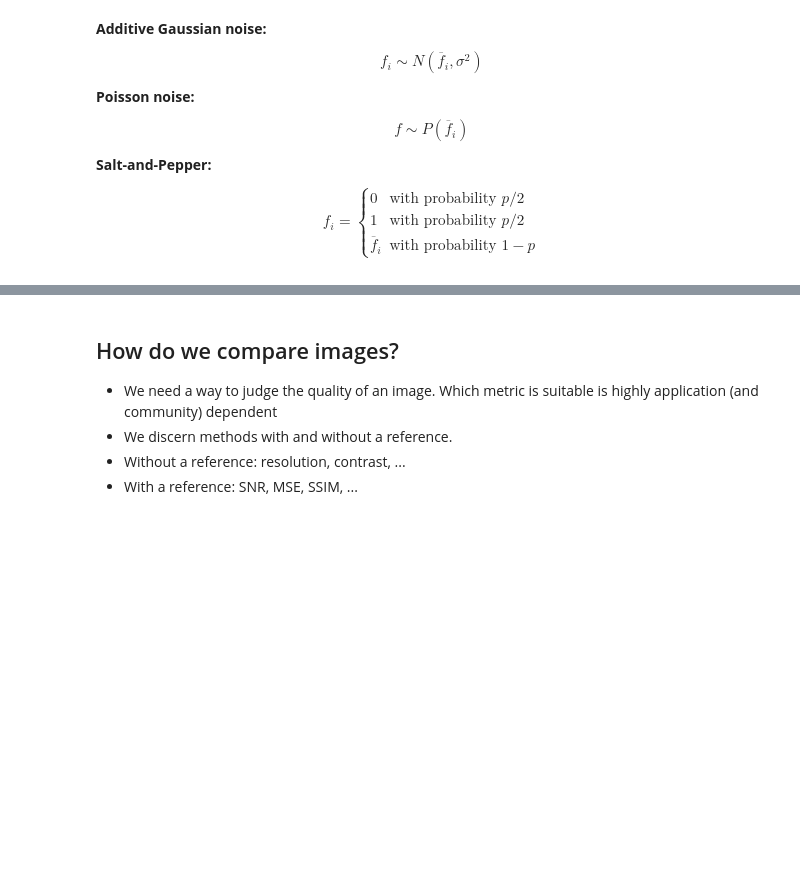
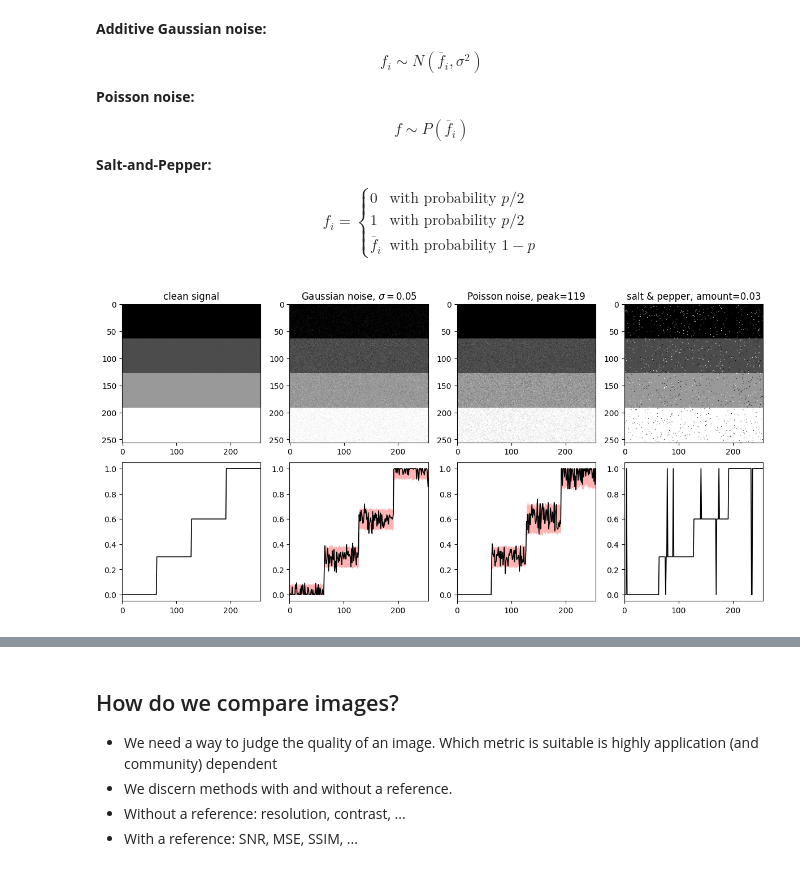
Before and after one commit to cicwi/denoising-tutorial, a Jupyter notebook: presentation-tristan/Presentation.ipynb, the cells around one changed output, grey strips where cells are left out. Saved outputs shown, nothing was run; the diff lists cells and outputs as text; code cells hidden in the pictures; blank space fills up the shorter version.

```diff
--- a/presentation-tristan/Presentation.ipynb
+++ b/presentation-tristan/Presentation.ipynb
@@ -109,38 +109,54 @@ counts = rng.poisson(peak_counts * u)
 u_poisson = counts / peak_counts
 u_poisson = np.clip(u_poisson, 0, 1)
 
 # 3. Salt-and-pepper noise
 amount = 0.03
-u_sp = random_noise(u, mode="s&p", amount=amount, rng=42)
+u_sp = random_noise(u, mode="s&p", amount=amount, rng=4)
 
 
 fig, axes = plt.subplots(2, 4, figsize=(12, 6))
 
 signals = [u, u_gauss, u_poisson, u_sp]
 titles = [
     "clean signal",
     f"Gaussian noise, $\\sigma={sigma}$",
     f"Poisson noise, peak={peak_counts}",
     f"salt & pepper, amount={amount}",
 ]
 
 # for ax, sig, title in zip(axes.flat, signals, titles):
 #     ax.plot(sig, linewidth=0.8)
 #     ax.set_title(title)
 #     ax.set_xlim(0, n)
 #     ax.set_ylim(-0.05, 1.05)
 #     ax.grid(True, alpha=0.3)
 
 for i in range(len(signals)):
-    axes[0,i].imshow(signals[i],cmap='grey')
+    axes[0,i].imshow(signals[i], cmap='grey')
     axes[0,i].set_title(titles[i])
 
-    axes[1,i].plot(np.mean(signals[i],axis=1),'k')
-    axes[1,i].plot(np.mean(signals[i],axis=1)-np.std(signals[i],axis=1),'k--')
-    axes[1,i].plot(np.mean(signals[i],axis=1)+np.std(signals[i],axis=1),'k--')
+    q25 = np.quantile(signals[i], 0.05, axis=1)
+    q75 = np.quantile(signals[i], 0.95, axis=1)
+    slice_profile = signals[i][:, 100]
+    x = np.arange(signals[i].shape[0])
+
+    axes[1,i].fill_between(
+        x,
+        np.clip(q25, 0, 1),
+        np.clip(q75, 0, 1),
+        color="red",
+        alpha=0.3,
+        linewidth=0,
+    )
+    axes[1,i].plot(x, slice_profile, "k", linewidth=1.2)
+    axes[1,i].set_xlim(0, n - 1)
+    axes[1,i].set_ylim(-0.05, 1.05)
+
 plt.tight_layout()
 plt.savefig('./figures/noisy-line-profiles.png', dpi=300)
 plt.close()
+# %% [output]
+[figure, added]
 # %% [markdown]
 <img src="./figures/noisy-line-profiles.png" alt="noisy images" width="500px">
 # %% [markdown]
```
Also changed, not shown: 1 other file.
